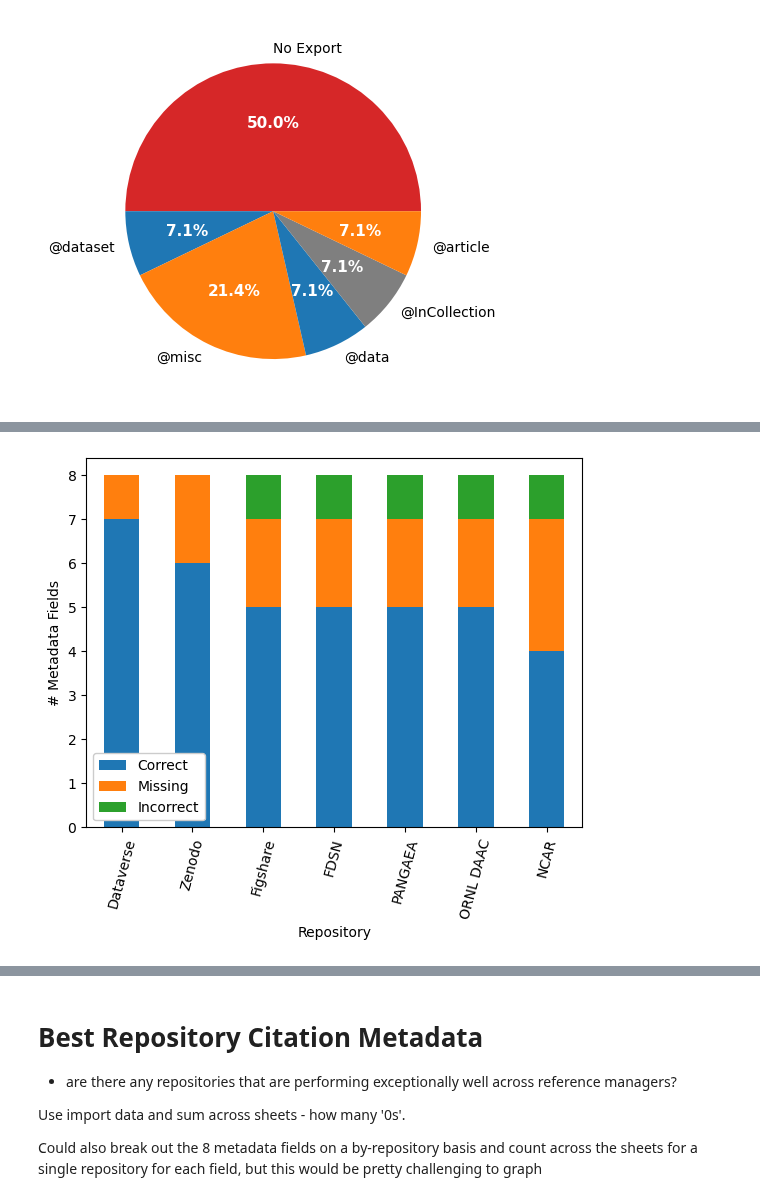
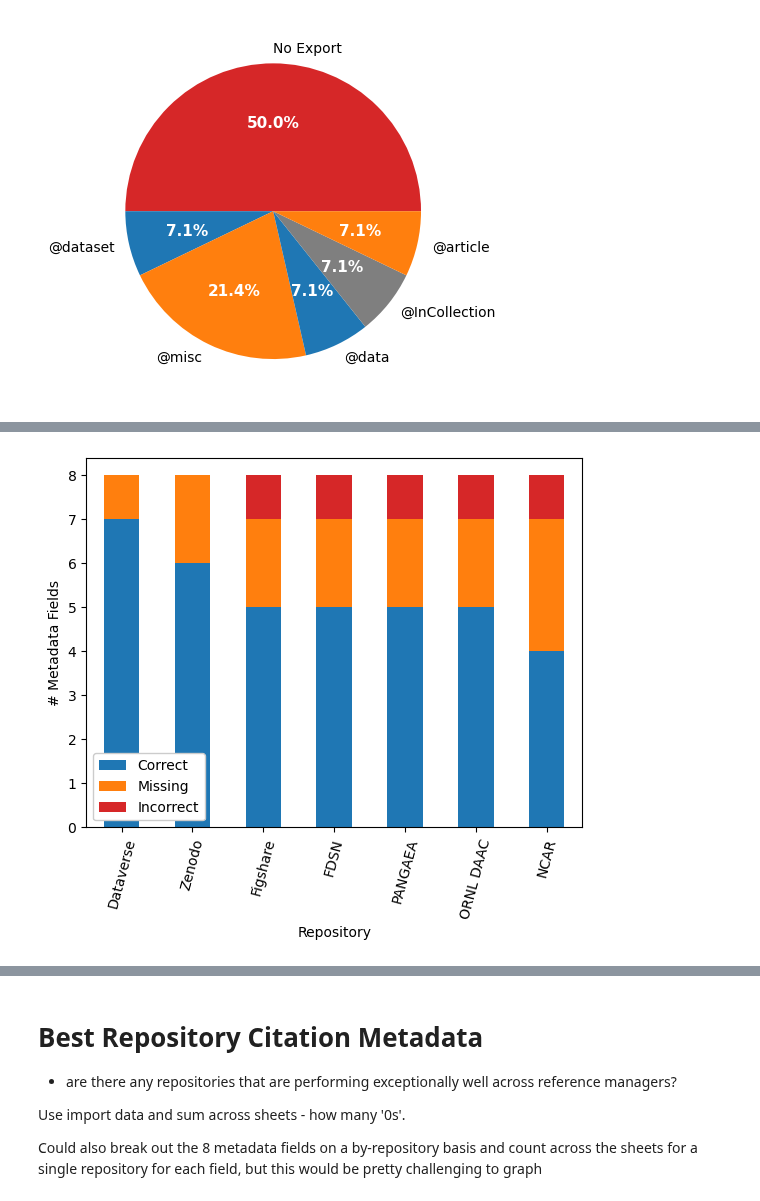
Before and after one commit to kvrouwenvelder/reference-manager-analysis, a Jupyter notebook: reference-manager-citations-ESIP.ipynb, the cells around one changed output, grey strips where cells are left out. Saved outputs shown, nothing was run; the diff lists cells and outputs as text; code cells hidden in the pictures.

```diff
--- a/reference-manager-citations-ESIP.ipynb
+++ b/reference-manager-citations-ESIP.ipynb
@@ -369,20 +347,21 @@ Name: Repository, dtype: object
 # %%
 # Count the correct , incorrect, missing fields - Import Only
 count_fields(bibtex, im_cols,'im')
 
 
-# Sort fields
+# Sort fields (filter by only repos offering bibtex export and sort by # correct)
 bibtex_sort = bibtex.loc[bibtex['export-exists']==0.0].sort_values(by=['count_correct_im'],ascending = False)
-# Filter by only repos offering bibtex export, sort, Graph
+
+# Graph
 ax2 = bibtex_sort.plot.bar(x = 'Repository', y = ['count_correct_im','count_missing_im','count_incorrect_im'],
                            stacked = True,
                            label = ['Correct', 'Missing','Incorrect'],
-                          color = ['tab:blue'])
+                          color = ['tab:blue','tab:orange','tab:red'])
 plt.ylabel('# Metadata Fields')
 
 # Get x labels
 ax2.legend(loc = 'lower left',framealpha=1)
 ax2.set_xticks(np.arange(7), labels = bibtex_sort['Repository'],rotation=75)
 plt.show()
 # %% [output]
-[figure, old version]
+[figure, new version]
```
Also changed, not shown: parts of 5 cells of this notebook.
